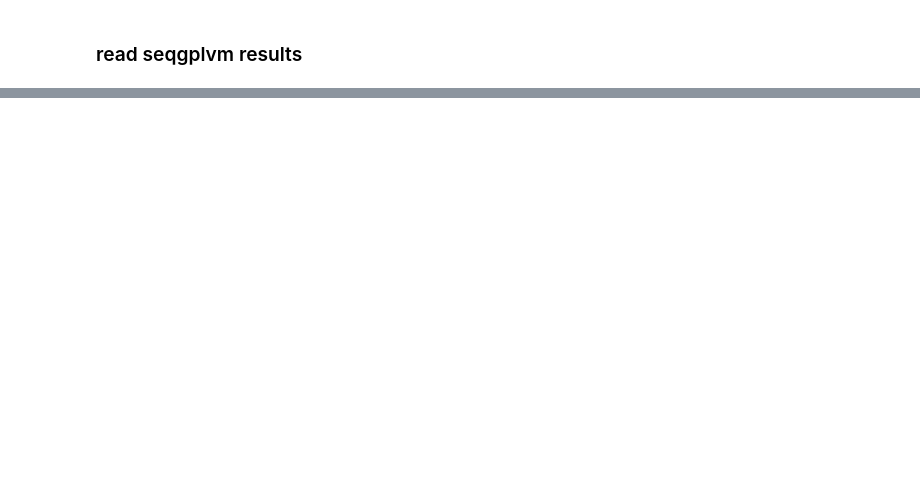
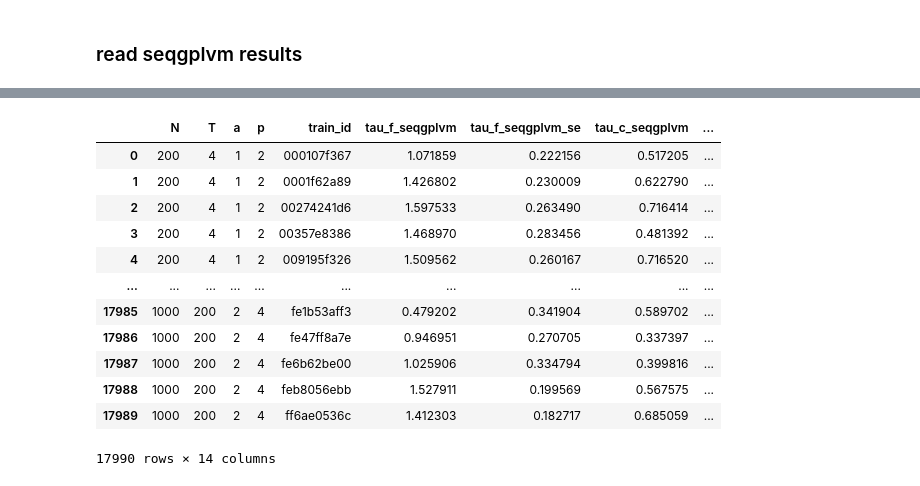
Before and after one commit to Ali-Setareh/SeqGPLVM_FEMSM, a Jupyter notebook: notebooks/fe_msm_results.ipynb, the cells around one changed output, grey strips where cells are left out. Saved outputs shown, nothing was run; the diff lists cells and outputs as text; code cells hidden in the pictures; blank space fills up the shorter version.

```diff
--- a/notebooks/fe_msm_results.ipynb
+++ b/notebooks/fe_msm_results.ipynb
@@ -47 +102,17 @@ print(counts)
+# %%
+df_seqgplvm_results
+# %% [output]
+|  | N | T | a | p | train_id | tau_f_seqgplvm | tau_f_seqgplvm_se | tau_c_seqgplvm | ... |
+| 0 | 200 | 4 | 1 | 2 | 000107f367 | 1.071859 | 0.222156 | 0.517205 | ... |
+| 1 | 200 | 4 | 1 | 2 | 0001f62a89 | 1.426802 | 0.230009 | 0.622790 | ... |
+| 2 | 200 | 4 | 1 | 2 | 00274241d6 | 1.597533 | 0.263490 | 0.716414 | ... |
+| 3 | 200 | 4 | 1 | 2 | 00357e8386 | 1.468970 | 0.283456 | 0.481392 | ... |
+| 4 | 200 | 4 | 1 | 2 | 009195f326 | 1.509562 | 0.260167 | 0.716520 | ... |
+| ... | ... | ... | ... | ... | ... | ... | ... | ... | ... |
+| 17985 | 1000 | 200 | 2 | 4 | fe1b53aff3 | 0.479202 | 0.341904 | 0.589702 | ... |
+| 17986 | 1000 | 200 | 2 | 4 | fe47ff8a7e | 0.946951 | 0.270705 | 0.337397 | ... |
+| 17987 | 1000 | 200 | 2 | 4 | fe6b62be00 | 1.025906 | 0.334794 | 0.399816 | ... |
+| 17988 | 1000 | 200 | 2 | 4 | feb8056ebb | 1.527911 | 0.199569 | 0.567575 | ... |
+| 17989 | 1000 | 200 | 2 | 4 | ff6ae0536c | 1.412303 | 0.182717 | 0.685059 | ... |
+17990 rows × 14 columns
 # %%
```
Also changed, not shown: parts of 13 cells of this notebook, 4 other files.
